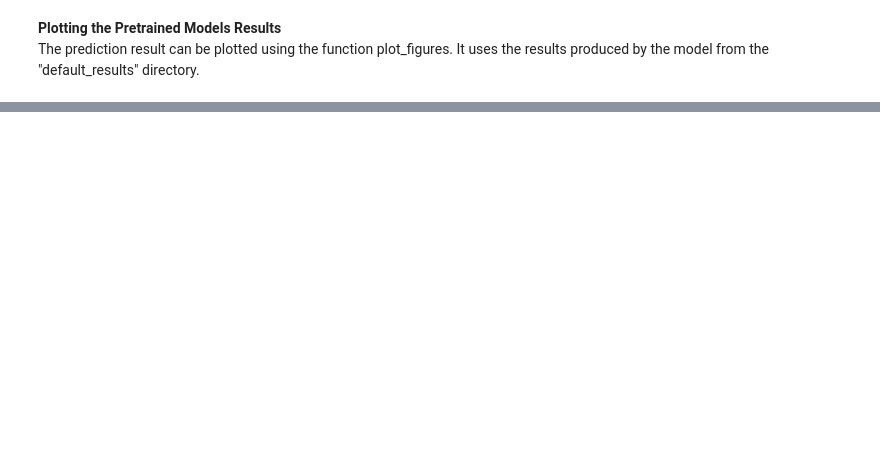
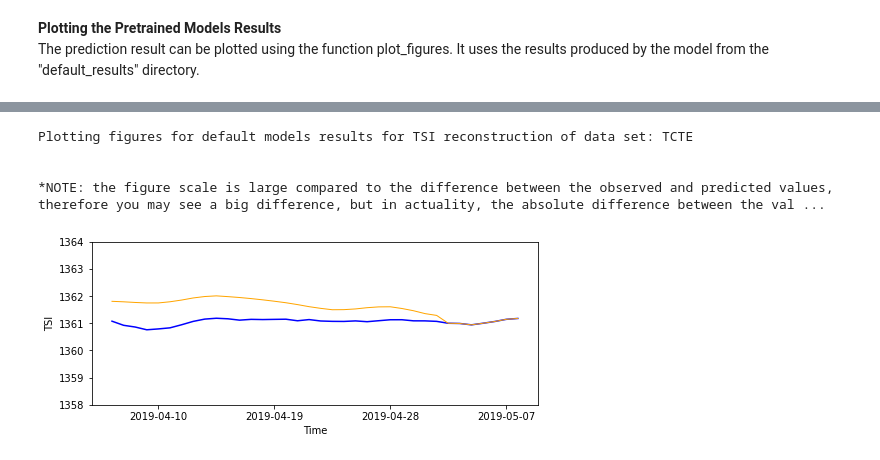
Before and after one commit to ccsc-tools/TSInet-irradiance-reconstruction, a Jupyter notebook: YA_01_ReconstructionOfTSIbyDeepLearning.ipynb, the cells around one changed output, grey strips where cells are left out. Saved outputs shown, nothing was run; the diff lists cells and outputs as text; code cells hidden in the pictures; blank space fills up the shorter version.

```diff
--- a/YA_01_ReconstructionOfTSIbyDeepLearning.ipynb
+++ b/YA_01_ReconstructionOfTSIbyDeepLearning.ipynb
@@ -458,0 +344,13 @@ We plan to extend the Bayesian deep learning method described here to mine the s
+# %%
+from tsinet_utils import plot_figures
+
+dataset_name='TCTE'
+result_file_name = 'results/tsinet_result_' + dataset_name + '.csv'
+print('Plotting figures for default models results for TSI reconstruction of data set:', dataset_name)
+plot_figures(result_file_name)
+# %% [output]
+Plotting figures for default models results for TSI reconstruction of data set: TCTE
+
+
+*NOTE: the figure scale is large compared to the difference between the observed and predicted values, therefore you may see a big difference, but in actuality, the absolute difference between the val ...
+[figure, added]
```
Also changed, not shown: parts of 16 cells of this notebook, 16 other files.
